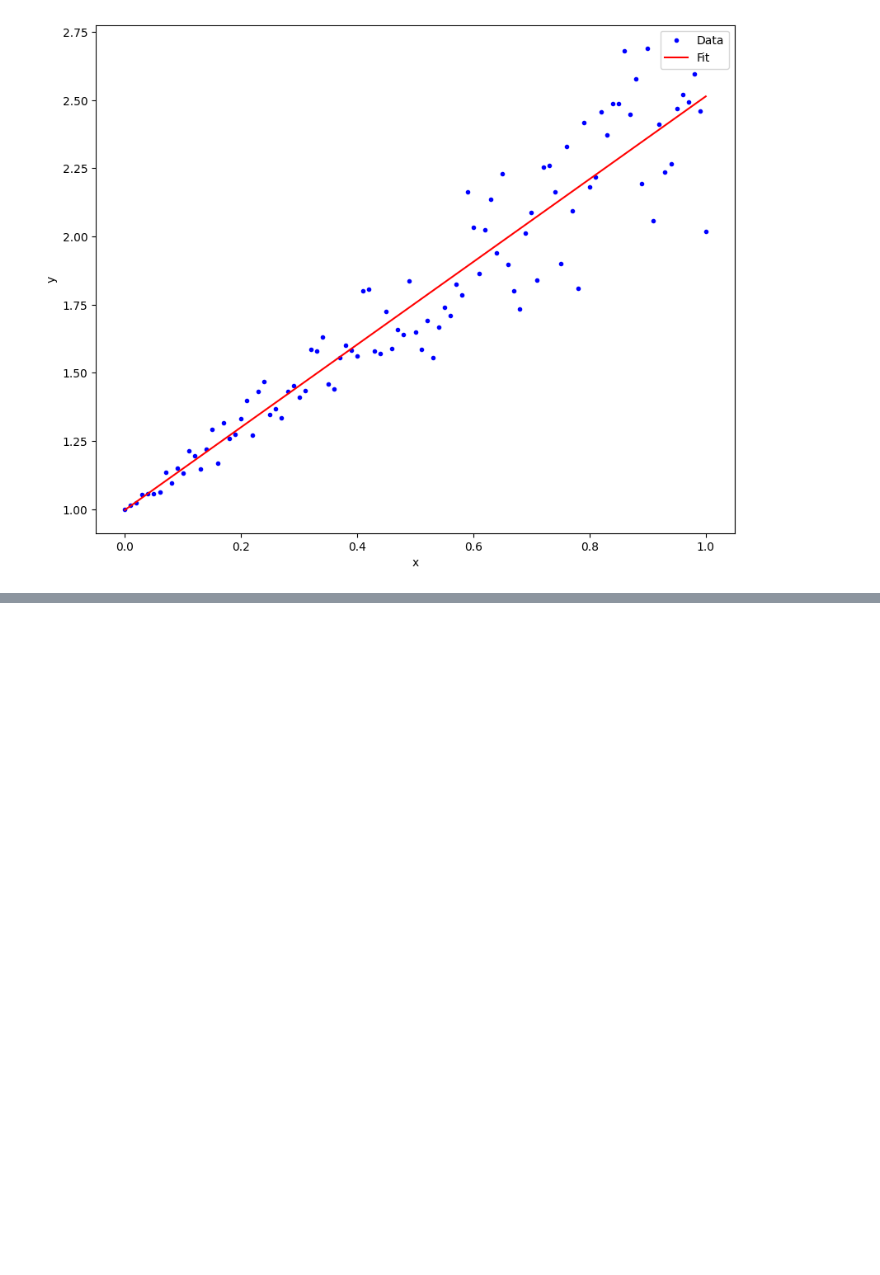
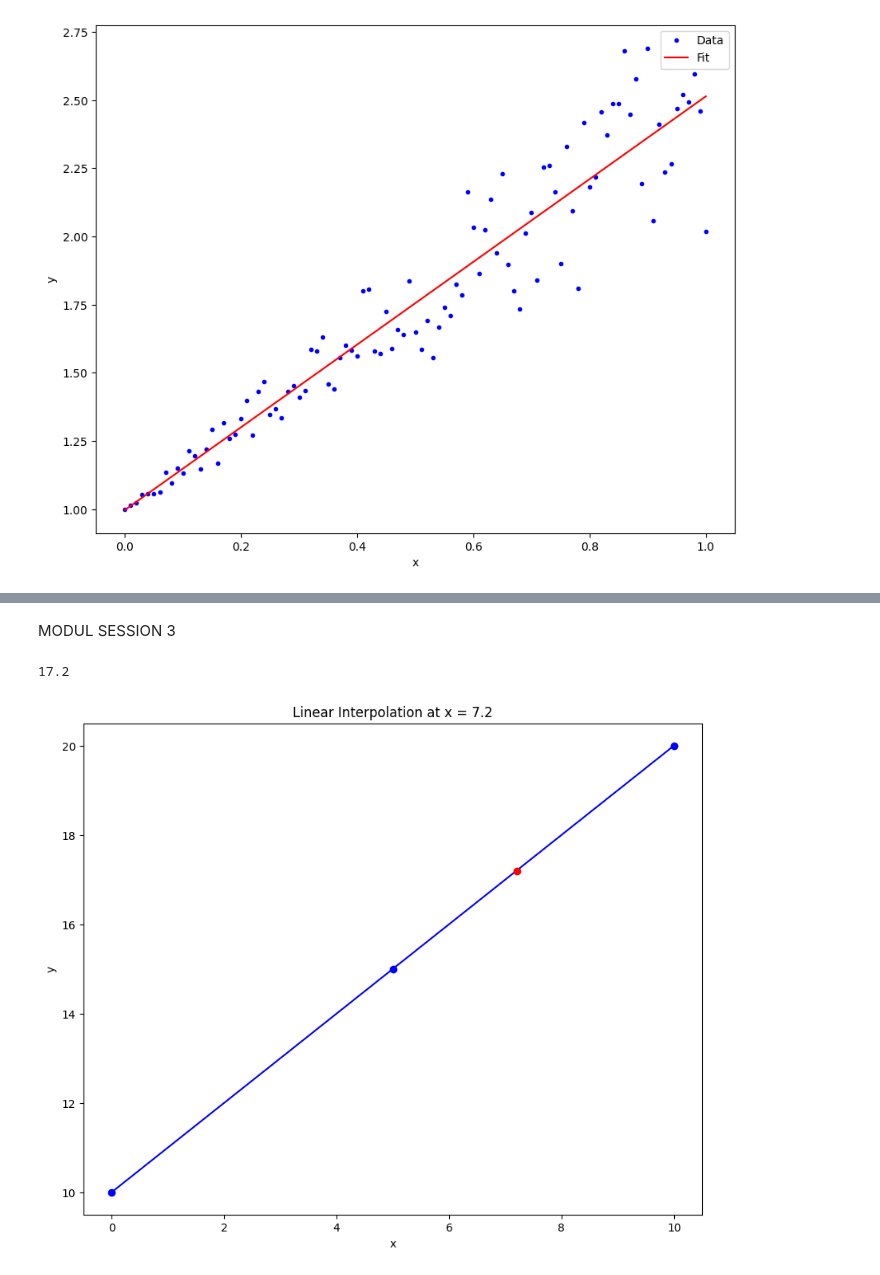
Before and after one commit to TrollfaceGaming69/ScientificComputing, a Jupyter notebook: 2802483972_Al_Fatih_Miftahul_Bilad.ipynb, the cells around one changed output, grey strips where cells are left out. Cells and saved outputs as stored; diff of their text form; code cells hidden in the pictures; blank space fills up the shorter version.

```diff
--- a/2802483972_Al_Fatih_Miftahul_Bilad.ipynb
+++ b/2802483972_Al_Fatih_Miftahul_Bilad.ipynb
@@ -293,0 +381,24 @@ plt.show()
+# %% [markdown]
+MODUL SESSION 3
+# %%
+from scipy.interpolate import interp1d
+import matplotlib.pyplot as plt
+
+x = [0, 5, 10]
+y = [10, 15, 20]
+
+f = interp1d(x, y)
+
+y_hat = f(7.2)
+print(y_hat)
+
+plt.figure(figsize=(10, 8)) #ukuran plot 10x8 inch
+plt.plot(x, y, '-ob') #menampilkan titik data dengan garis biru & lingkaran
+plt.plot(7.2, y_hat, 'ro') #menampilkan titik hasil interpolasi dengan warna merah
+plt.title('Linear Interpolation at x = 7.2') #judul grafik
+plt.xlabel('x') #label sumbu x
+plt.ylabel('y') #label sumbu y
+plt.show() #menampilkan grafik
+# %% [output]
+17.2
+[figure, added]
```
Also changed, not shown: parts of 5 cells of this notebook.
